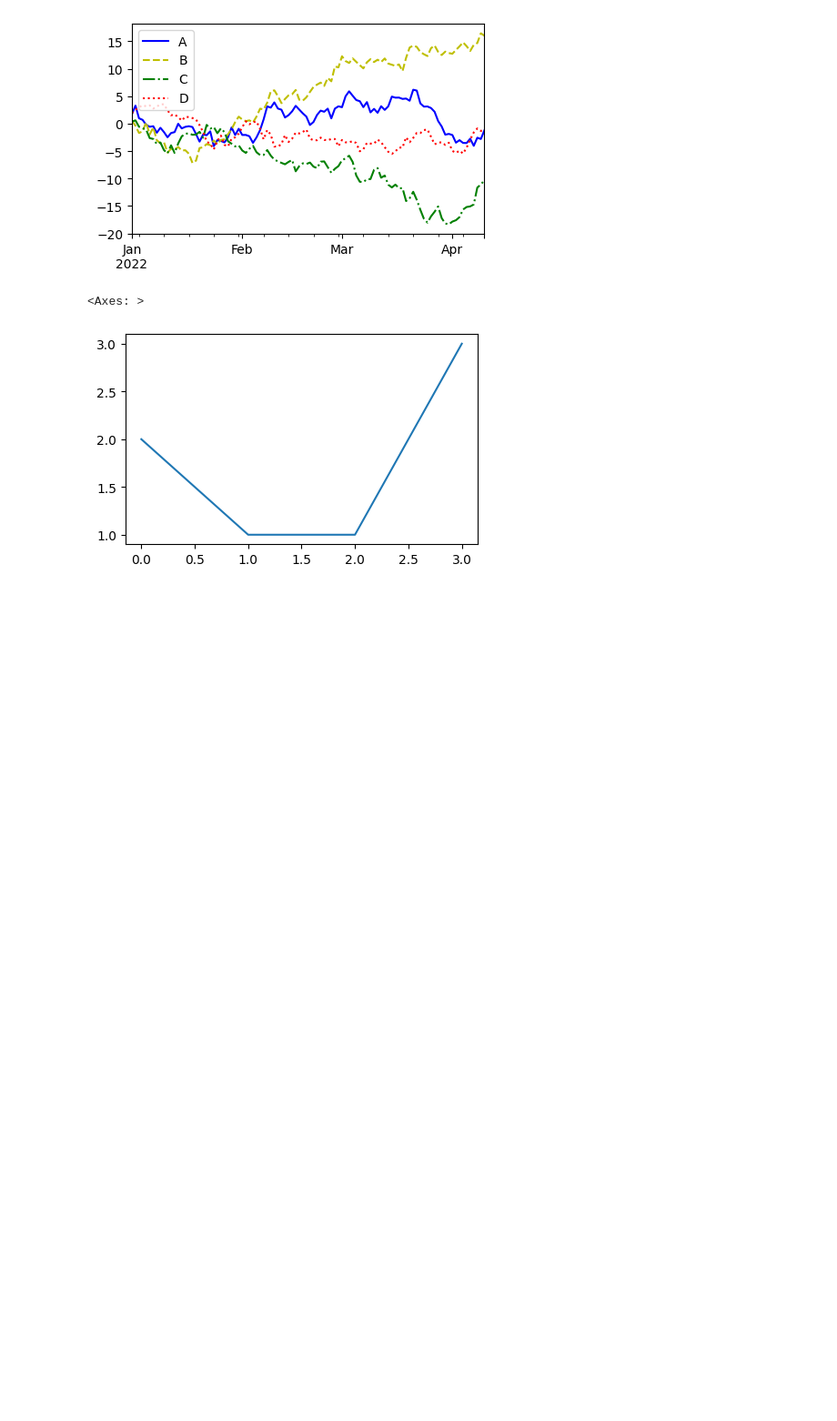
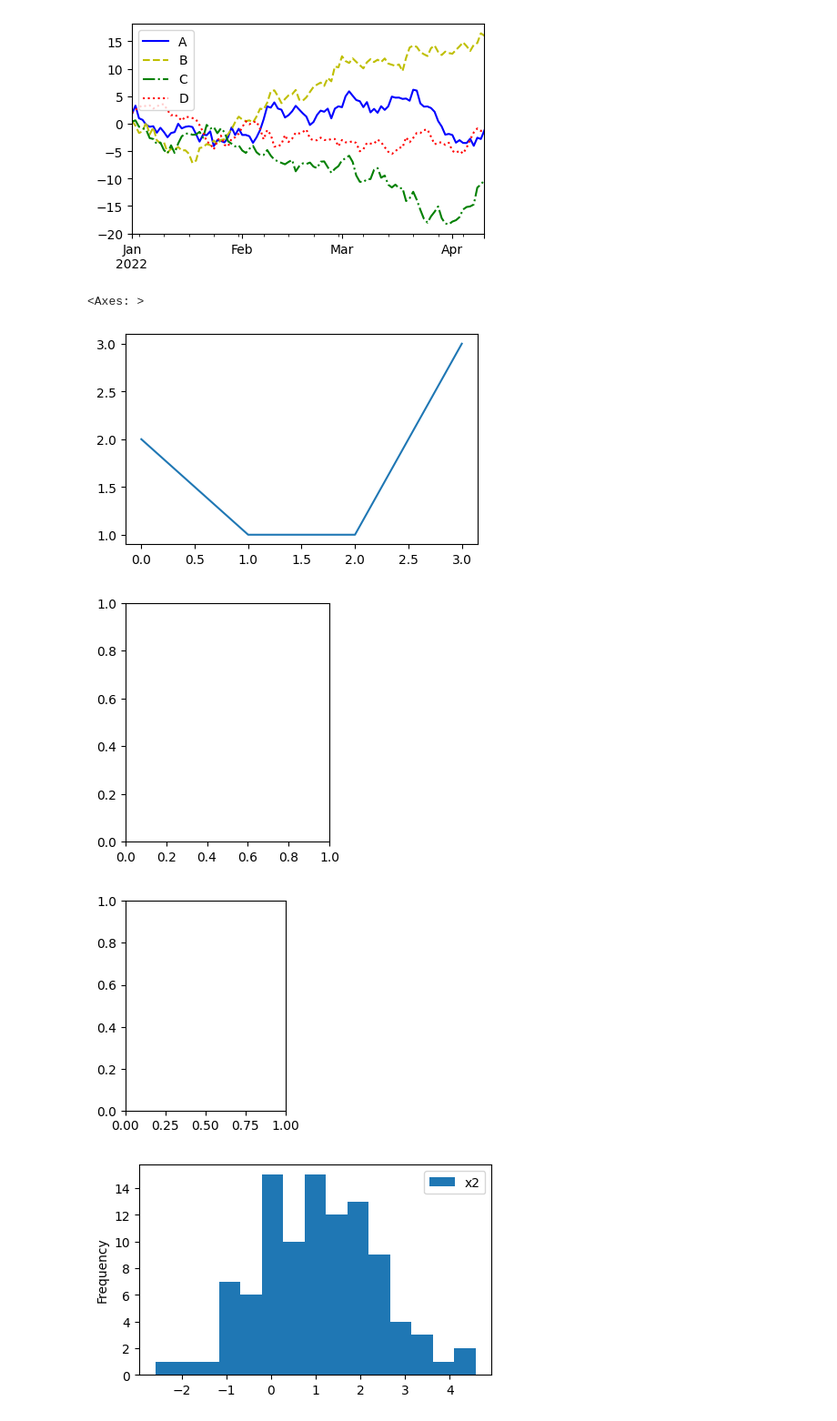
Before and after one commit to fmi08icds/Coding, a Jupyter notebook: notebooks/day9.ipynb, the cells around one changed output. Shown at 91% size. Cells and saved outputs as stored; diff of their text form; code cells hidden in the pictures; blank space fills up the shorter version.

Commit message:
Commit on day15 data

```diff
--- a/notebooks/day9.ipynb
+++ b/notebooks/day9.ipynb
@@ -408,3 +408,22 @@ df.plot(figsize=(5,3), legend=False)
 # %% [output]
 <Axes: >
 [figure]
+# %%
+df = pd.DataFrame({
+  "x1": np.random.normal(size=100),
+  "x2": np.random.normal(1,1.5, size=100),
+  "x3": np.random.normal(-1,2, size=100)
+})
+# %%
+plt.figure(figsize=(5,3), layout="constrained")
+
+plt.subplot(121)
+df[["x1"]].plot.hist(bins=15, figsize=(5,3))
+
+plt.subplot(122)
+df[["x2"]].plot.hist(bins=15, figsize=(5,3))
+plt.show()
+# %% [output]
+[figure, added]
+[figure, added]
+[figure, added]
```
Also changed, not shown: parts of 9 cells of this notebook, 26 other files.
